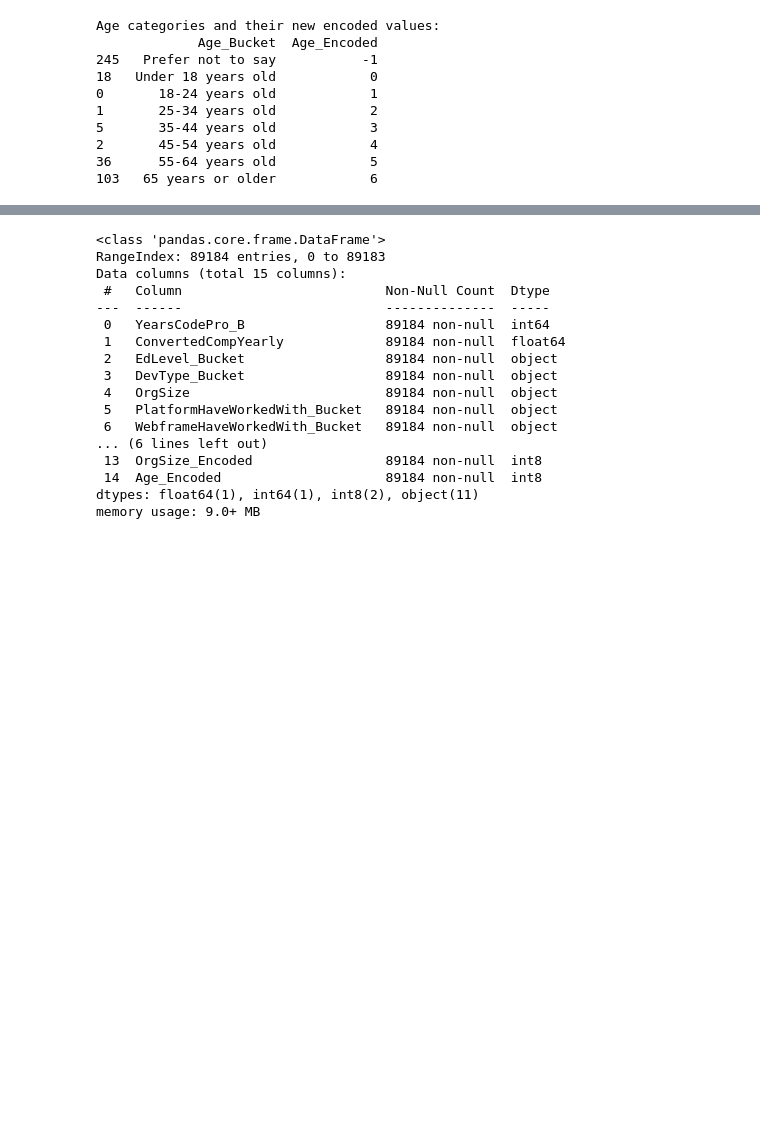
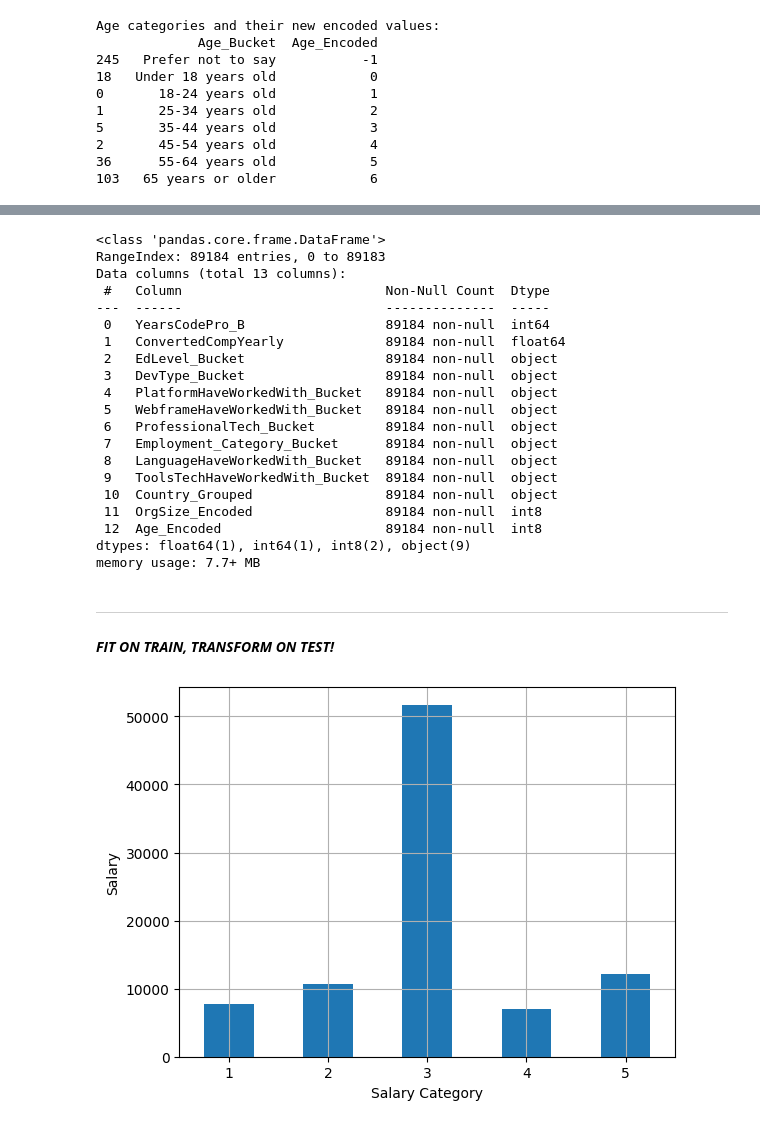
Before and after one commit to hasn77/Stack-Overflow-Survey-Dataset-Model, a Jupyter notebook: getting_started.ipynb, the cells around one changed output, grey strips where cells are left out. Drawn from its saved outputs; the diff is of its cells as text; code cells hidden in the pictures; blank space fills up the shorter version.

Commit message:
Encoding Variables & Custom Transformers

```diff
--- a/getting_started.ipynb
+++ b/getting_started.ipynb
@@ -853,6 +853,8 @@ features.drop('WorkExp_Bucket', axis=1, inplace=True)
 features.drop('Industry_Bucket', axis=1, inplace=True)
 # %%
 features.drop('Country', axis=1, inplace=True)
+# %%
+features.drop(['Age_Bucket', 'OrgSize'], axis=1, inplace=True)
 # %%
 salary = features.copy()
 # %%
@@ -860,18 +862,37 @@ salary.info()
 # %% [output]
 <class 'pandas.core.frame.DataFrame'>
 RangeIndex: 89184 entries, 0 to 89183
-Data columns (total 15 columns):
+Data columns (total 13 columns):
  #   Column                          Non-Null Count  Dtype
 ---  ------                          --------------  -----
  0   YearsCodePro_B                  89184 non-null  int64
  1   ConvertedCompYearly             89184 non-null  float64
  2   EdLevel_Bucket                  89184 non-null  object
  3   DevType_Bucket                  89184 non-null  object
- 4   OrgSize                         89184 non-null  object
- 5   PlatformHaveWorkedWith_Bucket   89184 non-null  object
- 6   WebframeHaveWorkedWith_Bucket   89184 non-null  object
-... (6 lines left out)
- 13  OrgSize_Encoded                 89184 non-null  int8
- 14  Age_Encoded                     89184 non-null  int8
-dtypes: float64(1), int64(1), int8(2), object(11)
-memory usage: 9.0+ MB
+ 4   PlatformHaveWorkedWith_Bucket   89184 non-null  object
+ 5   WebframeHaveWorkedWith_Bucket   89184 non-null  object
+ 6   ProfessionalTech_Bucket         89184 non-null  object
+ 7   Employment_Category_Bucket      89184 non-null  object
+ 8   LanguageHaveWorkedWith_Bucket   89184 non-null  object
+ 9   ToolsTechHaveWorkedWith_Bucket  89184 non-null  object
+ 10  Country_Grouped                 89184 non-null  object
+ 11  OrgSize_Encoded                 89184 non-null  int8
+ 12  Age_Encoded                     89184 non-null  int8
+dtypes: float64(1), int64(1), int8(2), object(9)
+memory usage: 7.7+ MB
+# %% [markdown]
+---
+
+
+#### ___FIT ON TRAIN, TRANSFORM ON TEST!___
+# %%
+salary['salary_cat'] = pd.cut(salary['ConvertedCompYearly'],
+                              bins=[0., 30000., 60000., 90000., 120000., np.inf],
+                              labels=[1, 2, 3, 4, 5])
+# %%
+salary["salary_cat"].value_counts().sort_index().plot.bar(rot=0, grid=True)
+plt.xlabel("Salary Category")
+plt.ylabel("Salary")
+plt.show()
+# %% [output]
+[figure, added]
```
Also changed, not shown: parts of 9 cells of this notebook, 3 other files.
